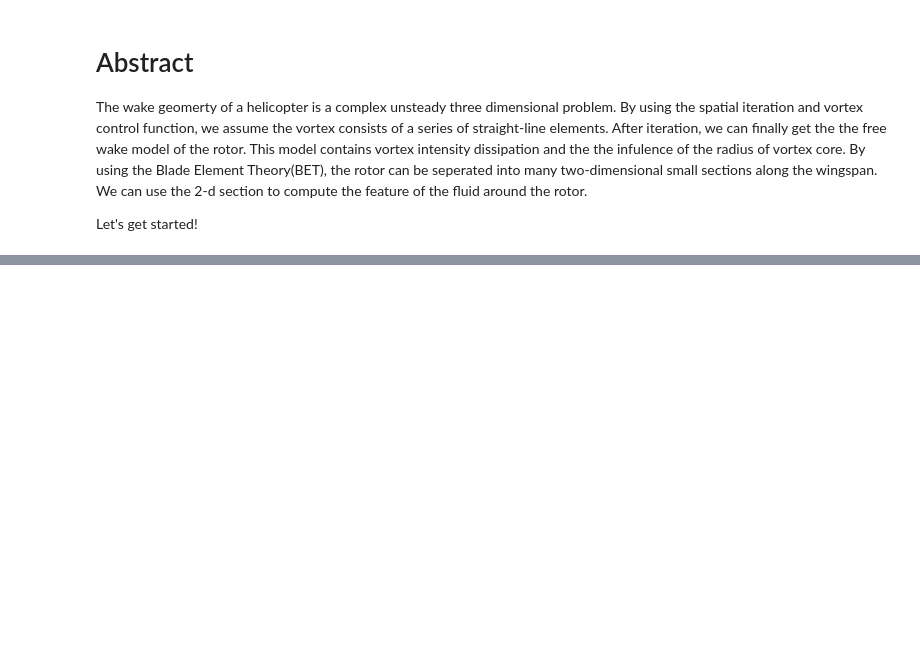
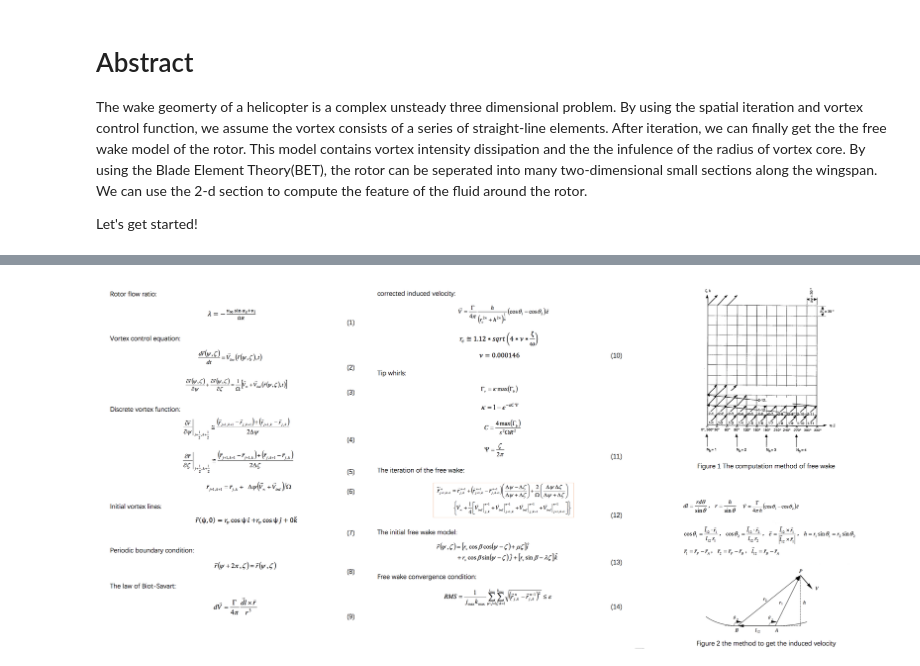
Before and after one commit to barbagroup/AeroPython-studentprojects2017, a Jupyter notebook: zewang/project.ipynb, the cells around one changed output, grey strips where cells are left out. Cells and saved outputs as stored; diff of their text form; code cells hidden in the pictures; blank space fills up the shorter version.

```diff
--- a/zewang/project.ipynb
+++ b/zewang/project.ipynb
@@ -65,0 +75,4 @@ figure2=Image(filename='figure2.png')
+# %%
+picture1
+# %% [output]
+[figure, added]
```
Also changed, not shown: parts of 28 cells of this notebook.
